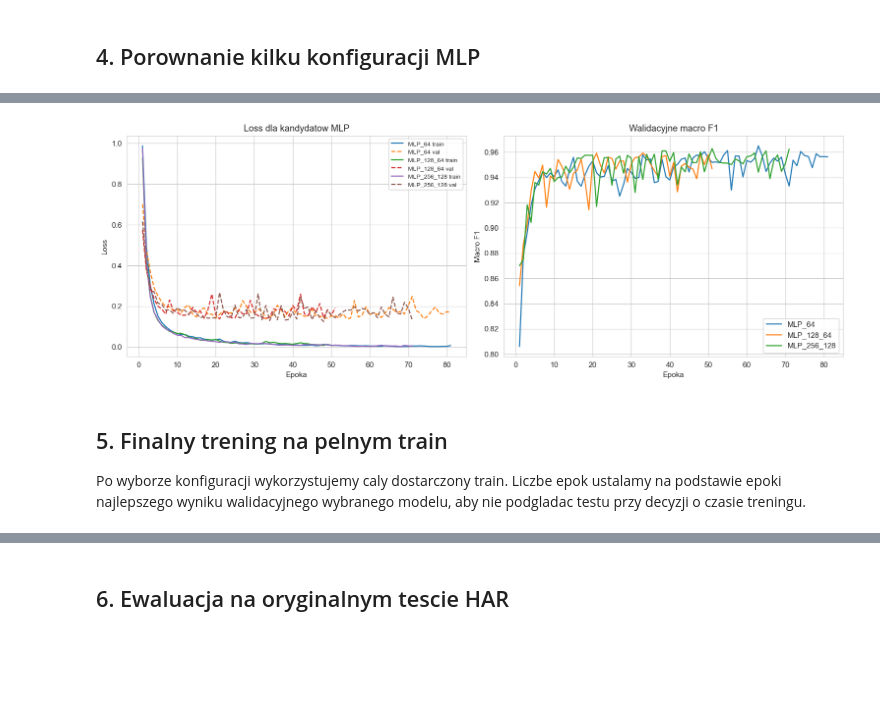
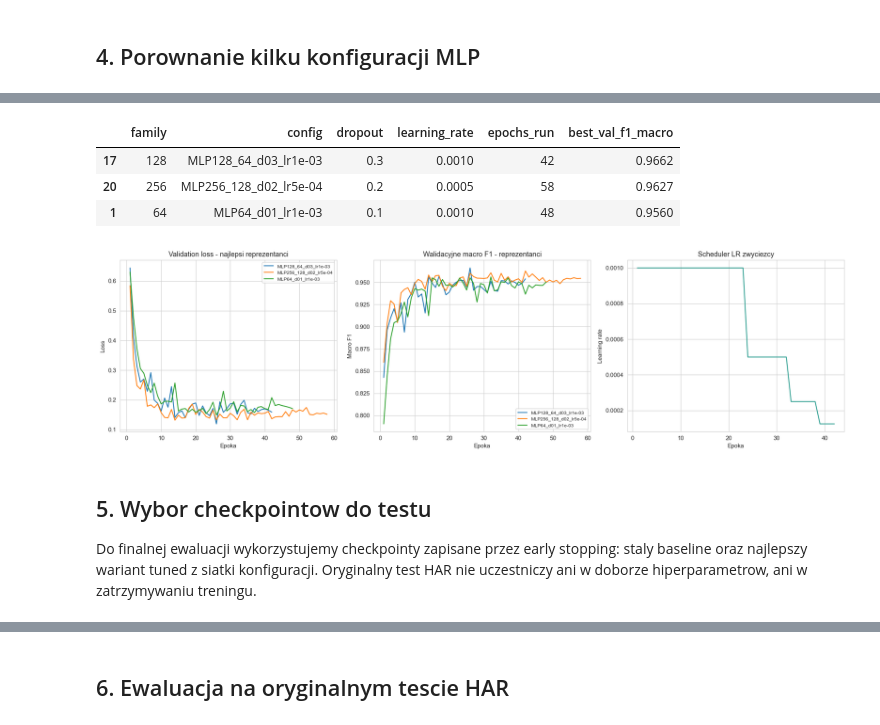
Before and after one commit to PiotrSmola/fetal-health-classification, a Jupyter notebook: human_activity_recognition_pytorch_mlp_project2.ipynb, the cells around one changed output, grey strips where cells are left out. Drawn from its saved outputs; the diff is of its cells as text; code cells hidden in the pictures; blank space fills up the shorter version.

```diff
--- a/human_activity_recognition_pytorch_mlp_project2.ipynb
+++ b/human_activity_recognition_pytorch_mlp_project2.ipynb
@@ -315,6 +315,13 @@ def train_with_early_stopping(config, train_loader, validation_loader, input_dim
         lr=config["learning_rate"],
         weight_decay=config["weight_decay"],
     )
+    scheduler = torch.optim.lr_scheduler.ReduceLROnPlateau(
+        optimizer,
+        mode="max",
+        factor=0.5,
+        patience=config["scheduler_patience"],
+        min_lr=1e-5,
+    )
 
     history = []
     best_state = None
@@ -347,8 +354,10 @@ def train_with_early_stopping(config, train_loader, validation_loader, input_dim
                 "val_loss": validation_metrics["loss"],
                 "val_accuracy": validation_metrics["accuracy"],
                 "val_f1_macro": validation_metrics["f1_macro"],
+                "learning_rate": optimizer.param_groups[0]["lr"],
             }
         )
+        scheduler.step(validation_metrics["f1_macro"])
 
         if validation_metrics["f1_macro"] > best_val_f1 + config["min_delta"]:
             best_val_f1 = validation_metrics["f1_macro"]
@@ -455,26 +500,65 @@ Trening MLP_256_128 na cuda...
 # %%
-fig, axes = plt.subplots(1, 2, figsize=(14, 5))
-for config_name, history in candidate_histories.items():
-    axes[0].plot(history["epoch"], history["train_loss"], label=f"{config_name} train")
-    axes[0].plot(history["epoch"], history["val_loss"], linestyle="--", label=f"{config_name} val")
-    axes[1].plot(history["epoch"], history["val_f1_macro"], label=config_name)
+candidate_results["family"] = np.select(
+    [
+        candidate_results["config"].str.startswith("MLP64"),
+        candidate_results["config"].str.startswith("MLP256"),
+        candidate_results["config"].str.startswith("MLP128"),
+    ],
+    ["64", "256", "128"],
+    default="other",
+)
+representatives = (
+    candidate_results.sort_values("best_val_f1_macro", ascending=False)
+    .groupby("family", sort=False)
+    .head(1)
+    .sort_values("best_val_f1_macro", ascending=False)
+)
+display(
+    representatives[
+        ["family", "config", "dropout", "learning_rate", "epochs_run", "best_val_f1_macro"]
+    ].round(4)
+)
 
-axes[0].set_title("Loss dla kandydatow MLP")
+palette = dict(zip(representatives["config"], sns.color_palette("tab10", len(representatives))))
+fig, axes = plt.subplots(1, 3, figsize=(18, 5))
+
+for row in representatives.itertuples():
+    history = candidate_histories[row.config]
+    color = palette[row.config]
+    label = row.config
+    axes[0].plot(history["epoch"], history["val_loss"], color=color, label=label)
+    axes[1].plot(history["epoch"], history["val_f1_macro"], color=color, label=row.config)
+
+axes[0].set_title("Validation loss - najlepsi reprezentanci")
 axes[0].set_xlabel("Epoka")
 axes[0].set_ylabel("Loss")
 axes[0].legend(fontsize=8)
-axes[1].set_title("Walidacyjne macro F1")
+axes[1].set_title("Walidacyjne macro F1 - reprezentanci")
 axes[1].set_xlabel("Epoka")
 axes[1].set_ylabel("Macro F1")
-axes[1].legend()
+axes[1].legend(fontsize=8)
+best_history_for_scheduler = candidate_histories[tuned_config_name]
+axes[2].plot(
+    best_history_for_scheduler["epoch"],
+    best_history_for_scheduler["learning_rate"],
+    color="#2a9d8f",
+)
+axes[2].set_title("Scheduler LR zwyciezcy")
+axes[2].set_xlabel("Epoka")
+axes[2].set_ylabel("Learning rate")
 plt.tight_layout()
 plt.show()
 # %% [output]
+|  | family | config | dropout | learning_rate | epochs_run | best_val_f1_macro |
+| 17 | 128 | MLP128_64_d03_lr1e-03 | 0.3 | 0.0010 | 42 | 0.9662 |
+| 20 | 256 | MLP256_128_d02_lr5e-04 | 0.2 | 0.0005 | 58 | 0.9627 |
+| 1 | 64 | MLP64_d01_lr1e-03 | 0.1 | 0.0010 | 48 | 0.9560 |
-[figure, old version]
+[figure, new version]
 # %% [markdown]
-## 5. Finalny trening na pelnym train
+## 5. Wybor checkpointow do testu
 
-Po wyborze konfiguracji wykorzystujemy caly dostarczony train. Liczbe epok
-ustalamy na podstawie epoki najlepszego wyniku walidacyjnego wybranego modelu,
-aby nie podgladac testu przy decyzji o czasie treningu.
+Do finalnej ewaluacji wykorzystujemy checkpointy zapisane przez early stopping:
+staly baseline oraz najlepszy wariant tuned z siatki konfiguracji. Oryginalny
+test HAR nie uczestniczy ani w doborze hiperparametrow, ani w zatrzymywaniu
+treningu.
 # %%
```
Also changed, not shown: parts of 7 cells of this notebook.
